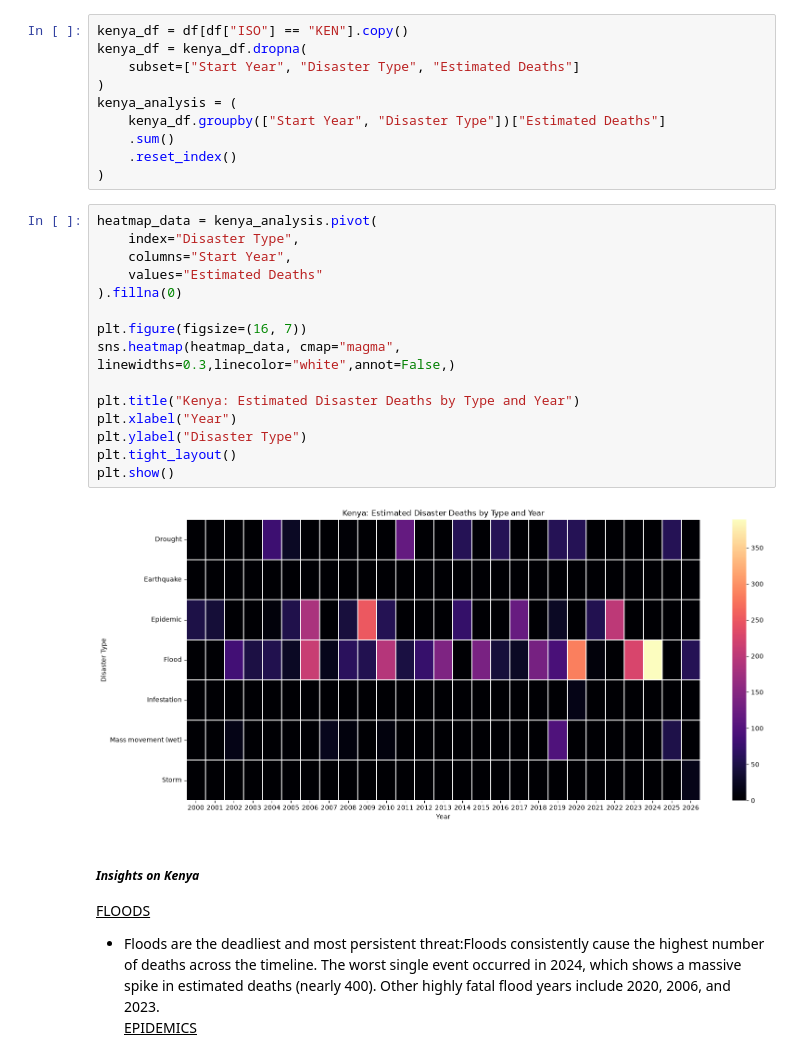
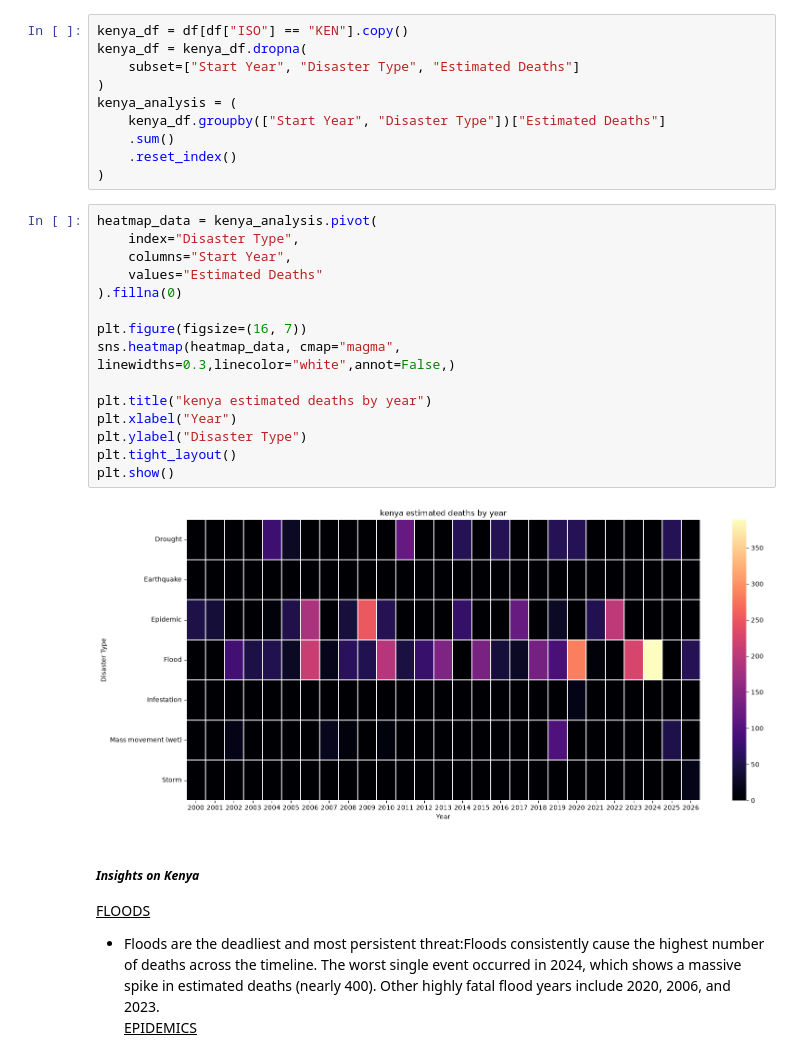
Before and after one commit to abelkk/Africa-Disaster-Impact-Predictor, a Jupyter notebook: noteboooks/app.ipynb, the cells around one changed output. Saved outputs shown, nothing was run; the diff lists cells and outputs as text.

```diff
--- a/noteboooks/app.ipynb
+++ b/noteboooks/app.ipynb
@@ -361,20 +353,20 @@ kenya_analysis = (
 # %%
 heatmap_data = kenya_analysis.pivot(
     index="Disaster Type",
     columns="Start Year",
     values="Estimated Deaths"
 ).fillna(0)
 
 plt.figure(figsize=(16, 7))
 sns.heatmap(heatmap_data, cmap="magma", linewidths=0.3,linecolor="white",annot=False,)
 
-plt.title("Kenya: Estimated Disaster Deaths by Type and Year")
+plt.title("kenya estimated deaths by year")
 plt.xlabel("Year")
 plt.ylabel("Disaster Type")
 plt.tight_layout()
 plt.show()
 # %% [output]
-[figure, old version]
+[figure, new version]
 # %% [markdown]
 ##### *Insights on Kenya*
 
```
Also changed, not shown: parts of 6 cells of this notebook, 3 other files.
